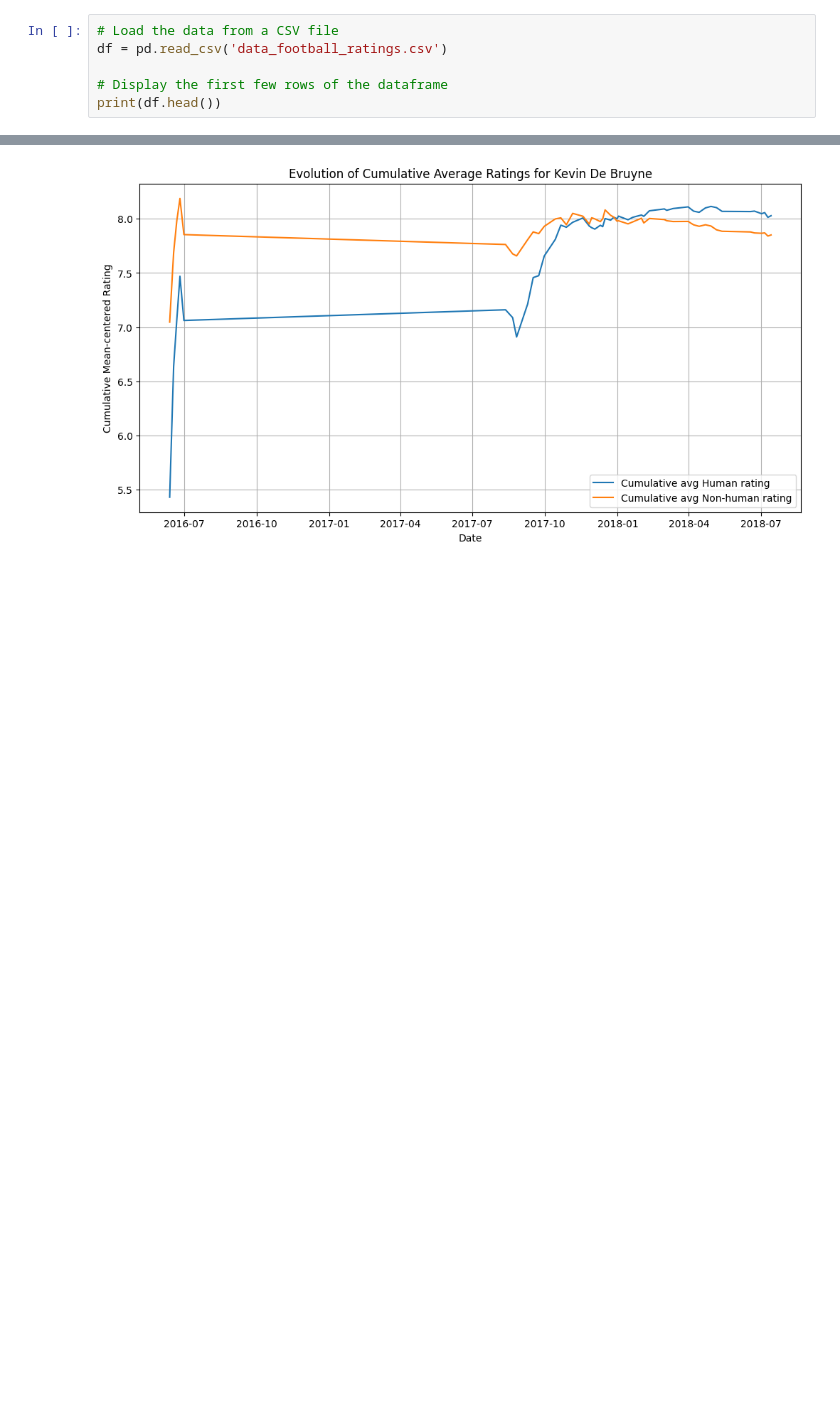
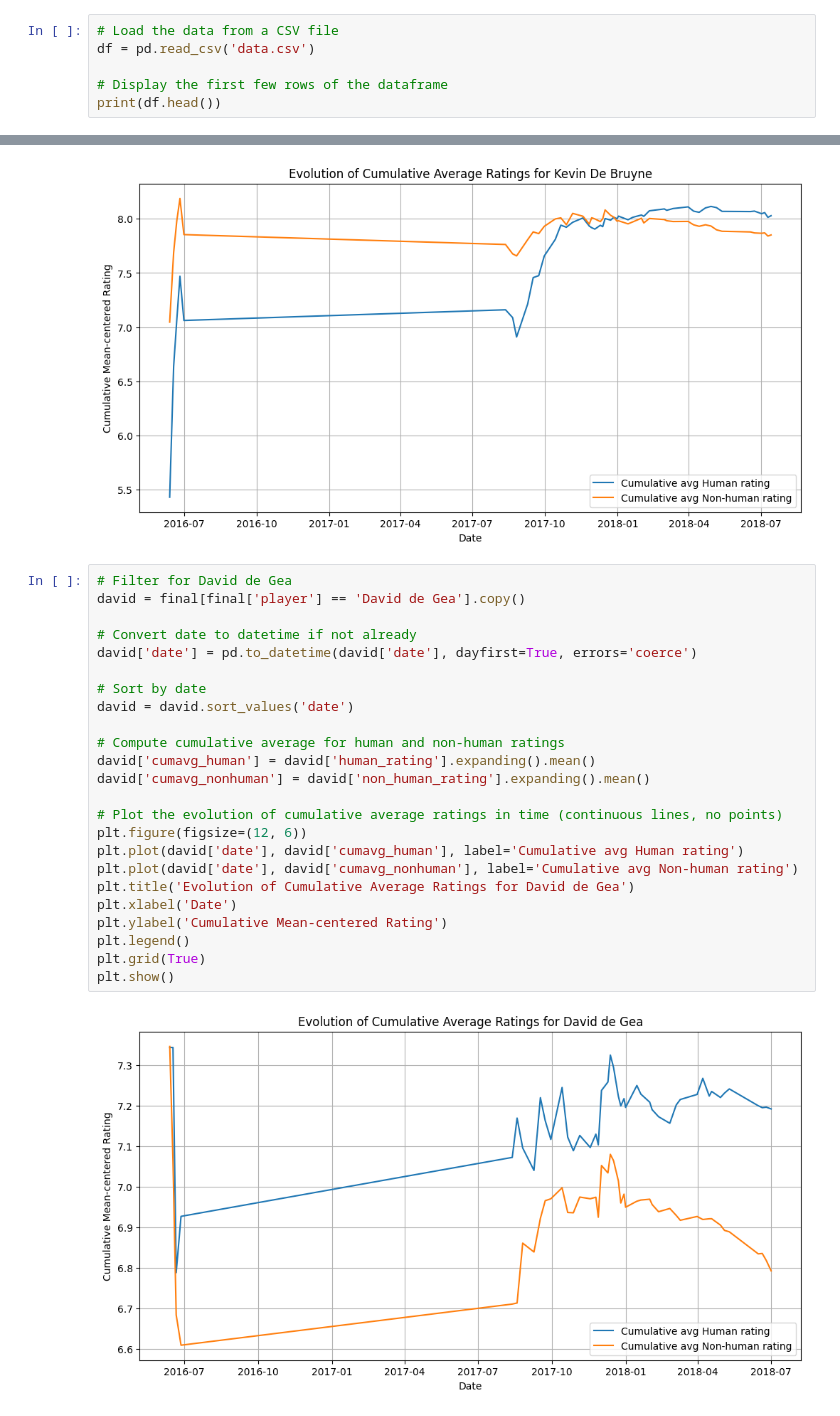
Before and after one commit to AntoineMagninn/GOAL, a Jupyter notebook: Cleaning_EDA.ipynb, the cells around one changed output, grey strips where cells are left out. Saved outputs shown, nothing was run; the diff lists cells and outputs as text; blank space fills up the shorter version.

```diff
--- a/Cleaning_EDA.ipynb
+++ b/Cleaning_EDA.ipynb
@@ -2,7 +2,7 @@
 import pandas as pd
 # %%
 # Load the data from a CSV file
-df = pd.read_csv('data_football_ratings.csv')
+df = pd.read_csv('data.csv')
 
 # Display the first few rows of the dataframe
 print(df.head())
@@ -270,3 +270,29 @@ plt.grid(True)
 plt.show()
 # %% [output]
 [figure]
+# %%
+# Filter for David de Gea
+david = final[final['player'] == 'David de Gea'].copy()
+
+# Convert date to datetime if not already
+david['date'] = pd.to_datetime(david['date'], dayfirst=True, errors='coerce')
+
+# Sort by date
+david = david.sort_values('date')
+
+# Compute cumulative average for human and non-human ratings
+david['cumavg_human'] = david['human_rating'].expanding().mean()
+david['cumavg_nonhuman'] = david['non_human_rating'].expanding().mean()
+
+# Plot the evolution of cumulative average ratings in time (continuous lines, no points)
+plt.figure(figsize=(12, 6))
+plt.plot(david['date'], david['cumavg_human'], label='Cumulative avg Human rating')
+plt.plot(david['date'], david['cumavg_nonhuman'], label='Cumulative avg Non-human rating')
+plt.title('Evolution of Cumulative Average Ratings for David de Gea')
+plt.xlabel('Date')
+plt.ylabel('Cumulative Mean-centered Rating')
+plt.legend()
+plt.grid(True)
+plt.show()
+# %% [output]
+[figure, added]
```
Also changed, not shown: parts of 1 cell of this notebook, 2 other files.
